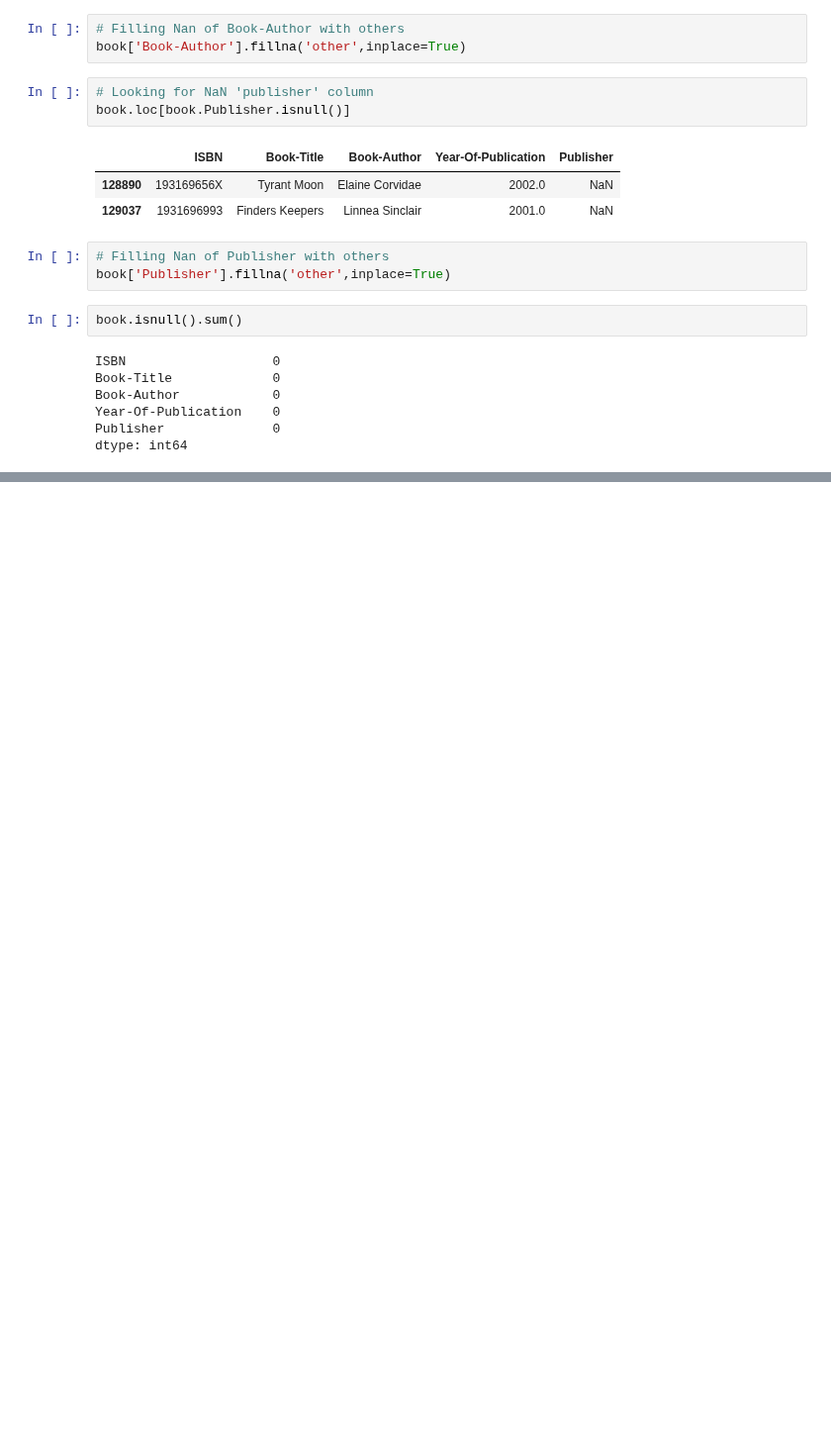
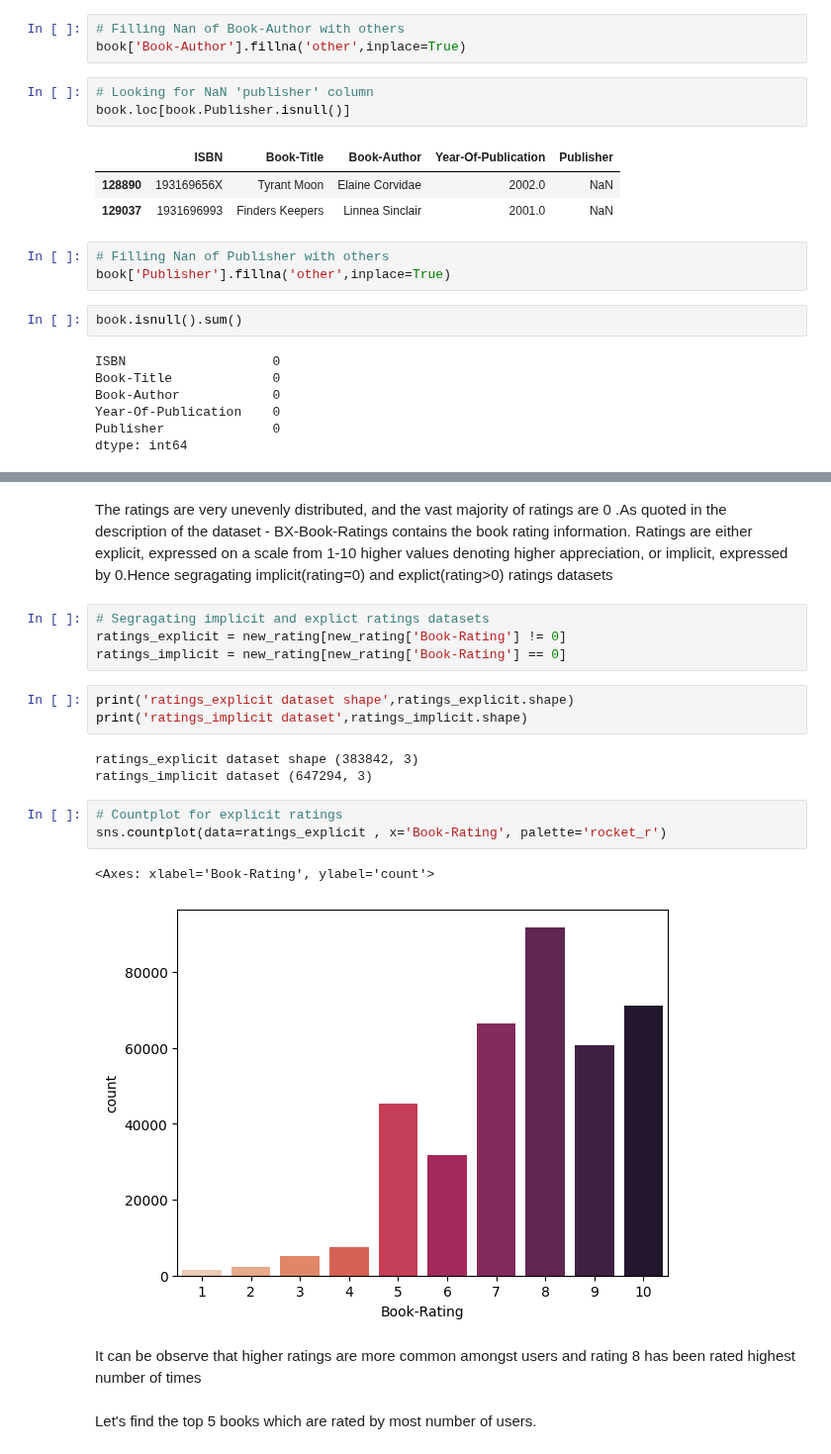
Before and after one commit to Vinayak0042/Book-Recommender-System, a Jupyter notebook: Capstone_4_Book_Recommender_System.ipynb, the cells around one changed output, grey strips where cells are left out. Shown at 99% size. Cells and saved outputs as stored; diff of their text form; blank space fills up the shorter version.

```diff
--- a/Capstone_4_Book_Recommender_System.ipynb
+++ b/Capstone_4_Book_Recommender_System.ipynb
@@ -426,0 +479,22 @@ dtype: int64
+# %% [markdown]
+The ratings are very unevenly distributed, and the vast majority of ratings are 0 .As quoted in the description of the dataset - BX-Book-Ratings contains the book rating information. Ratings are either explicit, expressed on a scale from 1-10 higher values denoting higher appreciation, or implicit, expressed by 0.Hence segragating implicit(rating=0) and explict(rating>0) ratings datasets
+# %%
+# Segragating implicit and explict ratings datasets
+ratings_explicit = new_rating[new_rating['Book-Rating'] != 0]
+ratings_implicit = new_rating[new_rating['Book-Rating'] == 0]
+# %%
+print('ratings_explicit dataset shape',ratings_explicit.shape)
+print('ratings_implicit dataset',ratings_implicit.shape)
+# %% [output]
+ratings_explicit dataset shape (383842, 3)
+ratings_implicit dataset (647294, 3)
+# %%
+# Countplot for explicit ratings
+sns.countplot(data=ratings_explicit , x='Book-Rating', palette='rocket_r')
+# %% [output]
+<Axes: xlabel='Book-Rating', ylabel='count'>
+[figure, added]
+# %% [markdown]
+It can be observe that higher ratings are more common amongst users and rating 8 has been rated highest number of times
+# %% [markdown]
+Let's find the top 5 books which are rated by most number of users.
```
Also changed, not shown: parts of 95 cells of this notebook.
